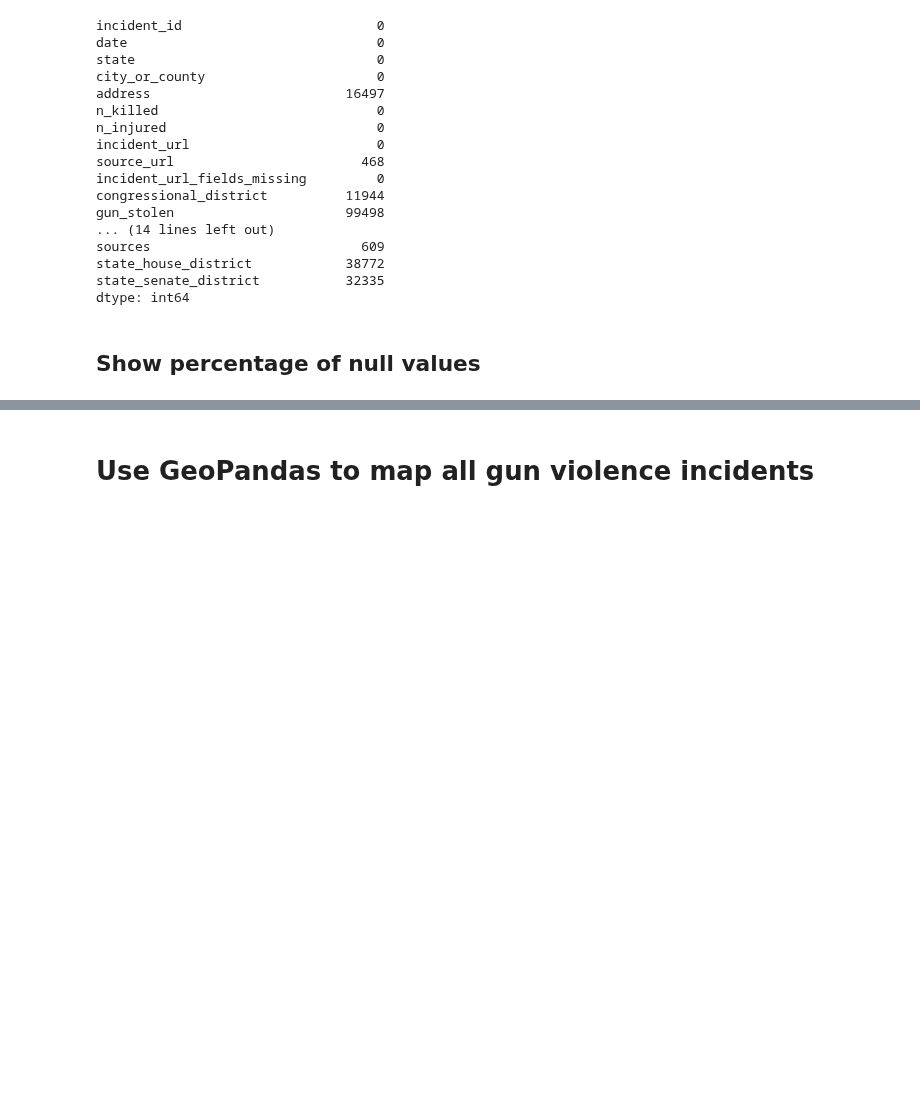
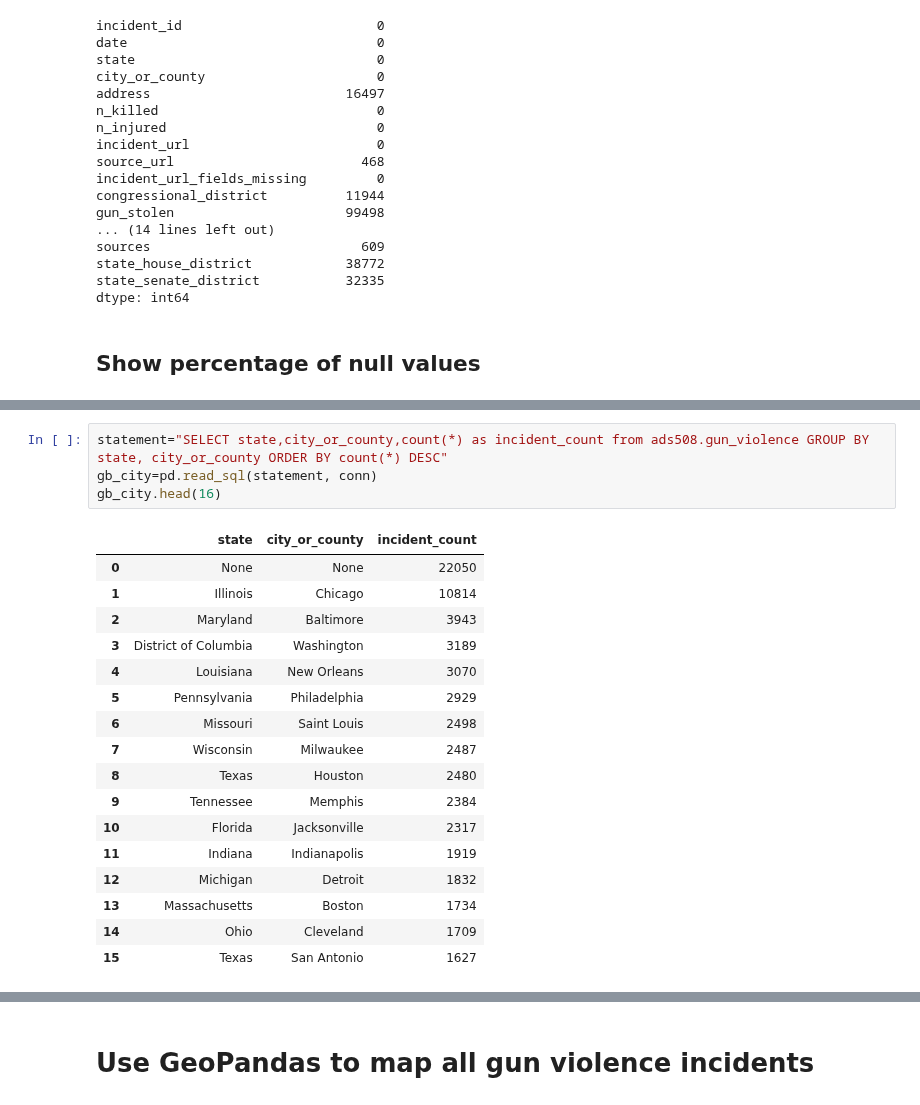
Before and after one commit to vivianndo/ads508_gunviolence, a Jupyter notebook: project.ipynb, the cells around one changed output, grey strips where cells are left out. Saved outputs shown, nothing was run; the diff lists cells and outputs as text; blank space fills up the shorter version.

```diff
--- a/project.ipynb
+++ b/project.ipynb
@@ -297,0 +330,22 @@ dtype: object
+# %%
+statement="SELECT state,city_or_county,count(*) as incident_count from ads508.gun_violence GROUP BY state, city_or_county ORDER BY count(*) DESC"
+gb_city=pd.read_sql(statement, conn)
+gb_city.head(16)
+# %% [output]
+|  | state | city_or_county | incident_count |
+| 0 | None | None | 22050 |
+| 1 | Illinois | Chicago | 10814 |
+| 2 | Maryland | Baltimore | 3943 |
+| 3 | District of Columbia | Washington | 3189 |
+| 4 | Louisiana | New Orleans | 3070 |
+| 5 | Pennsylvania | Philadelphia | 2929 |
+| 6 | Missouri | Saint Louis | 2498 |
+| 7 | Wisconsin | Milwaukee | 2487 |
+| 8 | Texas | Houston | 2480 |
+| 9 | Tennessee | Memphis | 2384 |
+| 10 | Florida | Jacksonville | 2317 |
+| 11 | Indiana | Indianapolis | 1919 |
+| 12 | Michigan | Detroit | 1832 |
+| 13 | Massachusetts | Boston | 1734 |
+| 14 | Ohio | Cleveland | 1709 |
+| 15 | Texas | San Antonio | 1627 |
```
Also changed, not shown: parts of 27 cells of this notebook.
